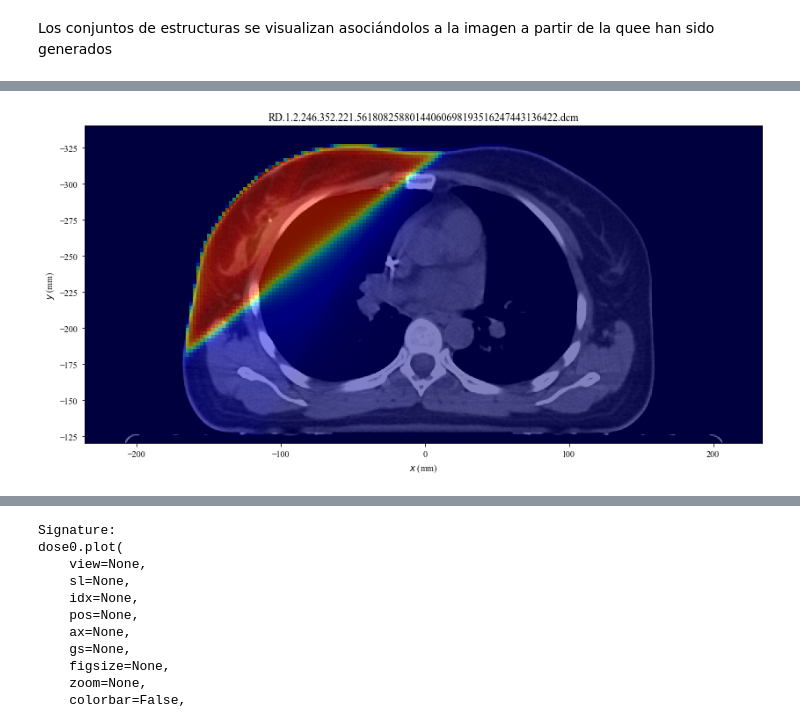
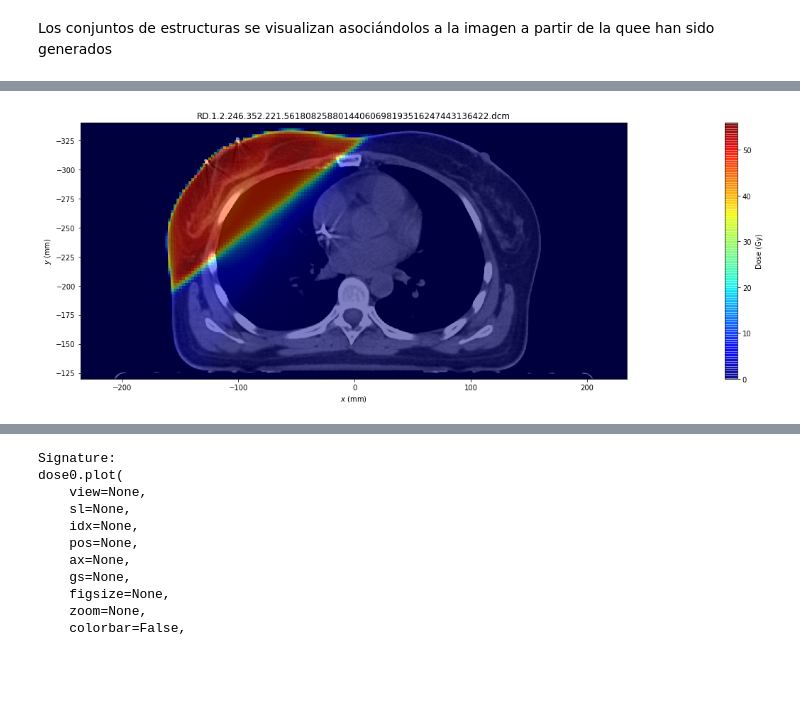
Before and after one commit to csarux/rtviewer, a Jupyter notebook: notebooks/scikit-rt-tests.ipynb, the cells around one changed output, grey strips where cells are left out. Saved outputs shown, nothing was run; the diff lists cells and outputs as text; code cells hidden in the pictures; blank space fills up the shorter version.

```diff
--- a/notebooks/scikit-rt-tests.ipynb
+++ b/notebooks/scikit-rt-tests.ipynb
@@ -79,4 +123,4 @@ from matplotlib import pyplot as plt
 # %%
-stdy.ct_doses[0].plot()
+stdy.ct_doses[0].plot(include_image=True, pos=100, colorbar=1)
 # %% [output]
-[figure, old version]
+[figure, new version]
```
Also changed, not shown: parts of 10 cells of this notebook.
